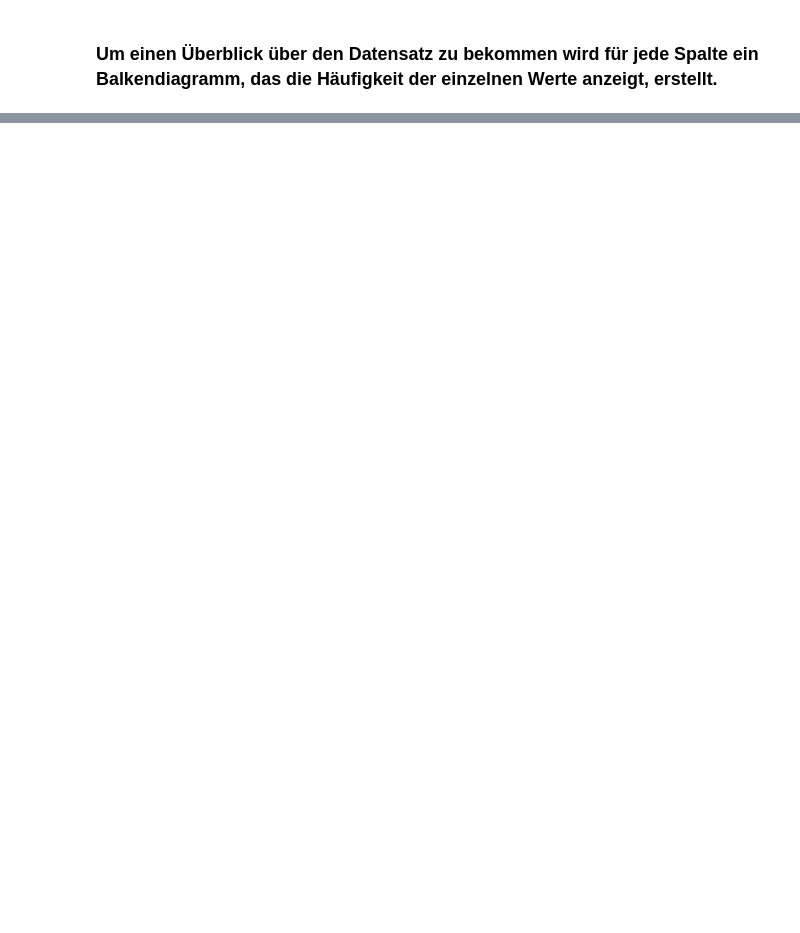
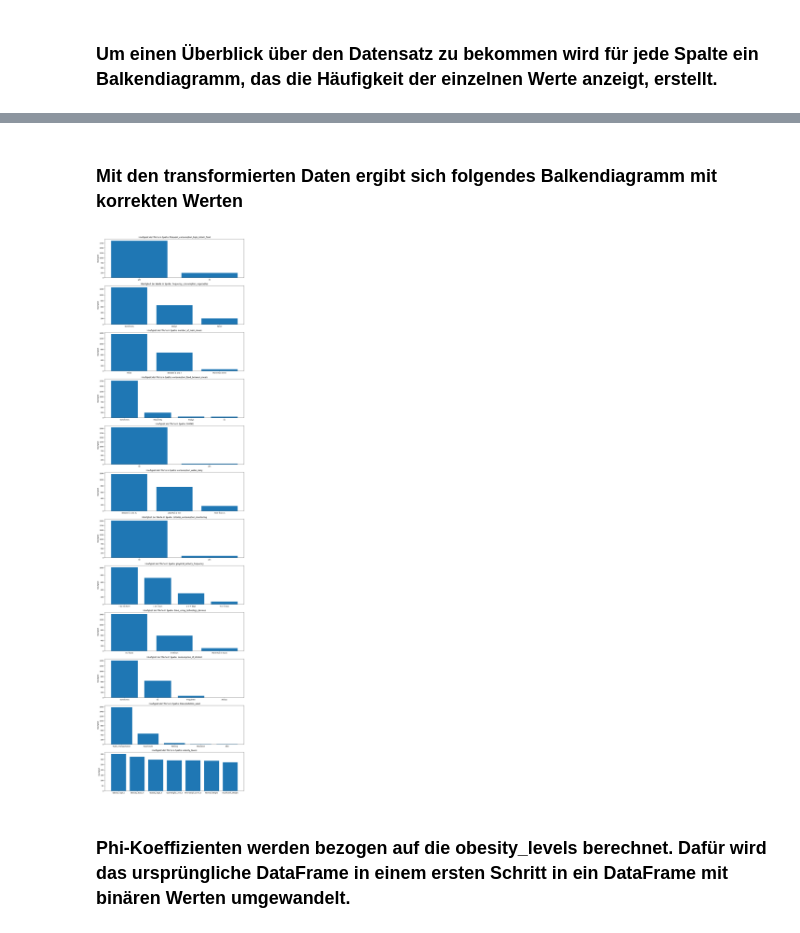
Before and after one commit to MagnusJachnik/Data_Mining_Projekt_Studium, a Jupyter notebook: Data_Mining_Projekt.ipynb, the cells around one changed output, grey strips where cells are left out. Saved outputs shown, nothing was run; the diff lists cells and outputs as text; code cells hidden in the pictures; blank space fills up the shorter version.

```diff
--- a/Data_Mining_Projekt.ipynb
+++ b/Data_Mining_Projekt.ipynb
@@ -66,0 +123,38 @@ plt.show()
+# %%
+# Float Werte bestimmter Zeilen in int umwandeln
+df_rename['frequency_consumption_vegetables'] = df_rename['frequency_consumption_vegetables'].astype(int)
+df_rename['consumption_water_daily'] = df_rename['consumption_water_daily'].astype(int)
+df_rename['physical_activity_frequency'] = df_rename['physical_activity_frequency'].astype(int)
+df_rename['time_using_technology_devices'] = df_rename['time_using_technology_devices'].astype(int)
+df_rename['number_of_main_meals'] = df_rename['number_of_main_meals'].astype(int)
+
+# Ersetzen der int Werte durch die entsprechnde Antwortmöglichkeit
+df_rename['frequency_consumption_vegetables'] = df_rename['frequency_consumption_vegetables'].astype(str).str.strip().replace({"1": "Never", "2": "Sometimes", "3": "Always"})
+df_rename['number_of_main_meals'] = df_rename['number_of_main_meals'].astype(str).str.strip().replace({"1": "Between 1 and 2", "2": "Between 1 and 2", "3": "Three", "4": "More than three"})
+df_rename['consumption_water_daily'] = df_rename['consumption_water_daily'].astype(str).str.strip().replace({"1": "Less than a liter", "2": "Between 1 and 2L", "3": "More than 2L"})
+df_rename['physical_activity_frequency'] = df_rename['physical_activity_frequency'].astype(str).str.strip().replace({"0": "I do not have", "1": "1 or 2 days", "2": "2 or 4 days", "3": "4 or 5 days"})
+df_rename['time_using_technology_devices'] = df_rename['time_using_technology_devices'].astype(str).str.strip().replace({"0": "0-2 hours", "1": "3-5 hours", "2": "More than 5 hours"})
+# %% [markdown]
+### Mit den transformierten Daten ergibt sich folgendes Balkendiagramm mit korrekten Werten
+# %%
+# Erstellen eines subplots für jede Spalte
+fig, axs = plt.subplots(nrows=len(df_rename.columns), ncols=1, figsize=(15, 60))
+
+# Iterieren über jede Spalte und Erstellen des Balkendiagramms
+for i, column in enumerate(df_rename.columns):
+    # Zählen der Häufigkeiten der Werte der aktuellen Spalte
+    value_counts = df_rename[column].value_counts()
+
+    # Erstellen des Diagramms für die aktuellen Spalte
+    axs[i].bar(value_counts.index, value_counts.values)
+
+    # Beschriften des Balkendiagramms
+    axs[i].set_ylabel('Häufigkeit')
+    axs[i].set_title(f'Häufigkeit der Werte in Spalte: {column}')
+
+# Anzeigen der Diagramme
+plt.show()
+# %% [output]
+[figure, added]
+# %% [markdown]
+### Phi-Koeffizienten werden bezogen auf die obesity_levels berechnet. Dafür wird das ursprüngliche DataFrame in einem ersten Schritt in ein DataFrame mit binären Werten umgewandelt.
```
Also changed, not shown: parts of 11 cells of this notebook, 2 other files.
